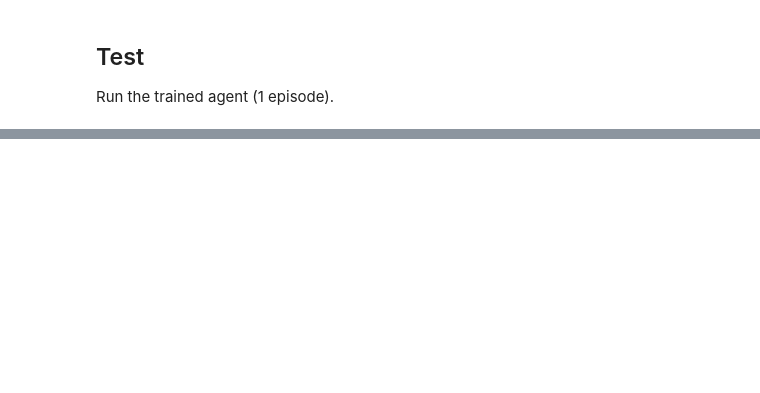
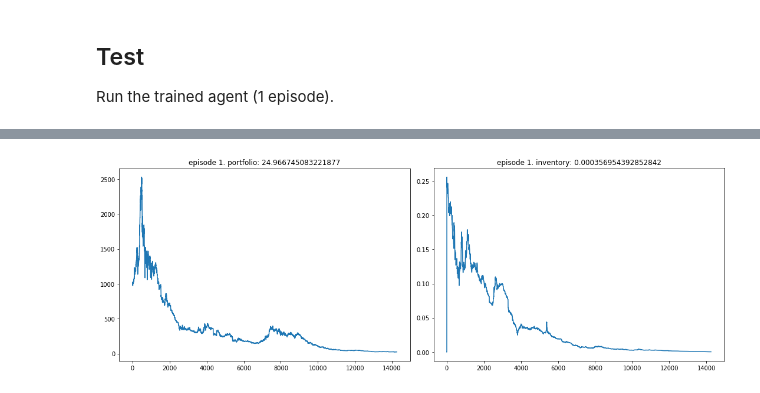
Before and after one commit to TNDC2002/project-RL304, a Jupyter notebook: train.ipynb, the cells around one changed output, grey strips where cells are left out. Saved outputs shown, nothing was run; the diff lists cells and outputs as text; code cells hidden in the pictures; blank space fills up the shorter version.

```diff
--- a/train.ipynb
+++ b/train.ipynb
@@ -1142,0 +1262,4 @@ Played: videos/rainbow/rl-video-episode-0.mp4
+# %%
+agent._plot_all()
+# %% [output]
+[figure, added]
```
Also changed, not shown: parts of 25 cells of this notebook, 3 other files.
